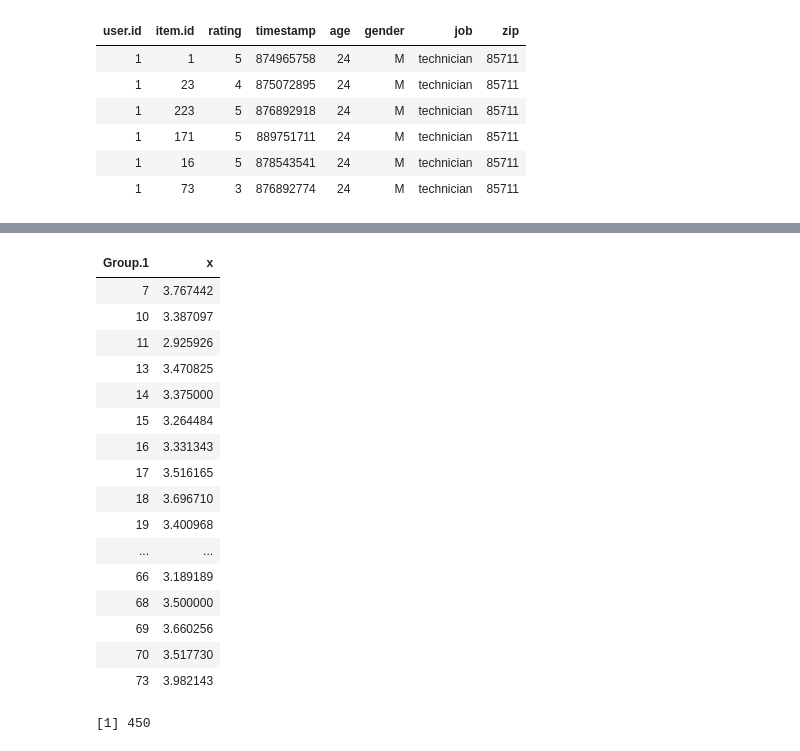
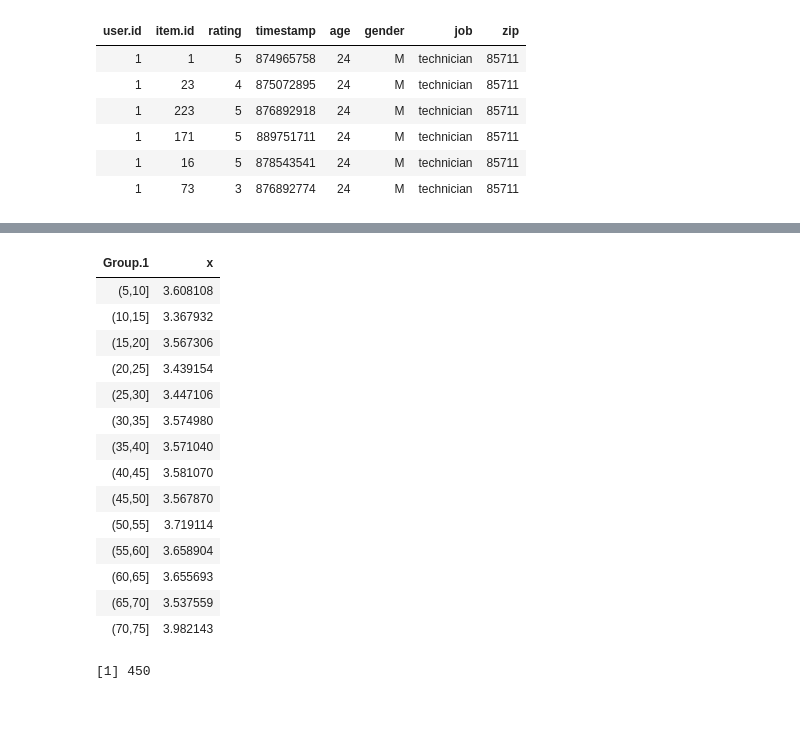
Before and after one commit to olivierp9/Recommender-System, a Jupyter notebook: TP1/TP1.ipynb, the cells around one changed output, grey strips where cells are left out. Cells and saved outputs as stored; diff of their text form; code cells hidden in the pictures; blank space fills up the shorter version.

```diff
--- a/TP1/TP1.ipynb
+++ b/TP1/TP1.ipynb
@@ -64,26 +79,24 @@ q11
-# %%
-# groub by groupe de 5
-
-q11 <- aggregate(v.u$rating, FUN=mean, by=list(v.u$age))
-q11
-# %% [output]
-| Group.1 | x |
-| 7 | 3.767442 |
-| 10 | 3.387097 |
-| 11 | 2.925926 |
-| 13 | 3.470825 |
-| 14 | 3.375000 |
-| 15 | 3.264484 |
-| 16 | 3.331343 |
-| 17 | 3.516165 |
-| 18 | 3.696710 |
-| 19 | 3.400968 |
-| ... | ... |
-| 66 | 3.189189 |
-| 68 | 3.500000 |
-| 69 | 3.660256 |
-| 70 | 3.517730 |
-| 73 | 3.982143 |
+# %%
+# on calcule la moyenne des votes selon la liste des ages
+moyenne.age <- aggregate(v.u$rating, list(cut (v.u$age, 5*(0:20))),mean)
+colnames(moyenne.age) <- c("age", "rating average")
+moyenne.age
+# %% [output]
+| Group.1 | x |
+| (5,10] | 3.608108 |
+| (10,15] | 3.367932 |
+| (15,20] | 3.567306 |
+| (20,25] | 3.439154 |
+| (25,30] | 3.447106 |
+| (30,35] | 3.574980 |
+| (35,40] | 3.571040 |
+| (40,45] | 3.581070 |
+| (45,50] | 3.567870 |
+| (50,55] | 3.719114 |
+| (55,60] | 3.658904 |
+| (60,65] | 3.655693 |
+| (65,70] | 3.537559 |
+| (70,75] | 3.982143 |
 # %%
 ## Cosinus entre un vecteur v et chaque colonne dela matrice m
 cosinus.vm <- function(v,m) { n <- sqrt(colSums(m^2)); (v %*% m)/(n * sqrt(sum(v^2))) }
```
Also changed, not shown: parts of 28 cells of this notebook.
